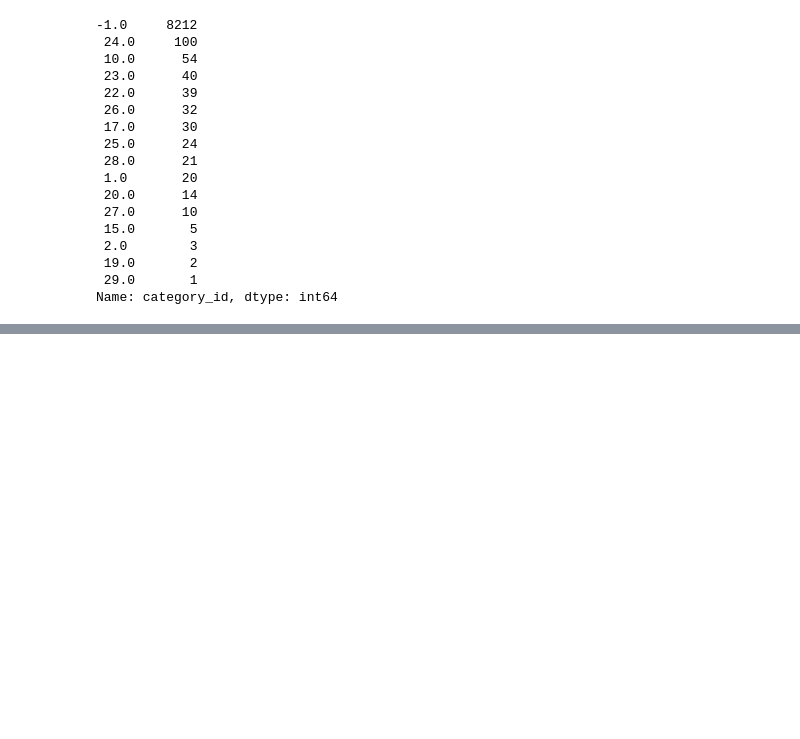
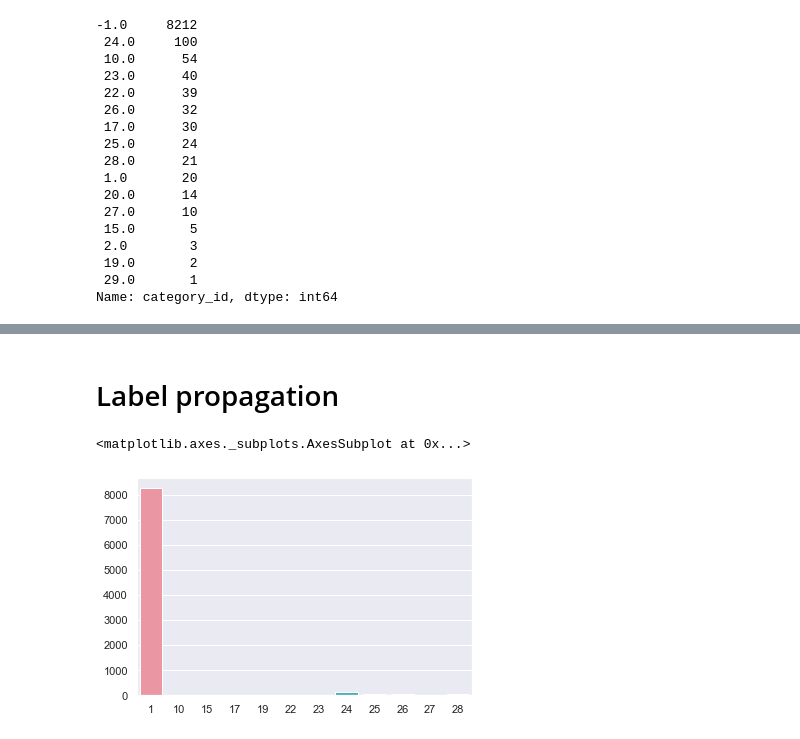
Before and after one commit to hejmsdz/youtube-trending-prediction, a Jupyter notebook: notebooks/04-semisupervised-learning.ipynb, the cells around one changed output, grey strips where cells are left out. Drawn from its saved outputs; the diff is of its cells as text; code cells hidden in the pictures; blank space fills up the shorter version.

```diff
--- a/notebooks/04-semisupervised-learning.ipynb
+++ b/notebooks/04-semisupervised-learning.ipynb
@@ -10,8 +10,8 @@ from loaders import load_selected_attributes, load_thumbnail
 tqdm.notebook.tqdm().pandas()
 
 %matplotlib inline
-set_matplotlib_formats('svg')
-sns.set(rc={'axes.labelcolor':'black'})
+set_matplotlib_formats('png')
+sns.set(rc={'axes.labelcolor':'white'})
 # %%
 vids = load_selected_attributes()
 vids
@@ -163,0 +168,14 @@ sns.barplot(count.index.astype('int'), count.values)
+# %% [markdown]
+# Label propagation
+# %%
+from sklearn.semi_supervised import LabelPropagation
+
+model = LabelPropagation('knn', gamma=.25, max_iter=100)
+model.fit(X, Y_train_with_and_without_categories)
+
+knn_predicted = model.predict(X)
+count = pd.Series(knn_predicted).value_counts()
+sns.barplot(count.index.astype('int'), count.values)
+# %% [output]
+<matplotlib.axes._subplots.AxesSubplot at 0x...>
+[figure, added]
```
Also changed, not shown: parts of 5 cells of this notebook.
